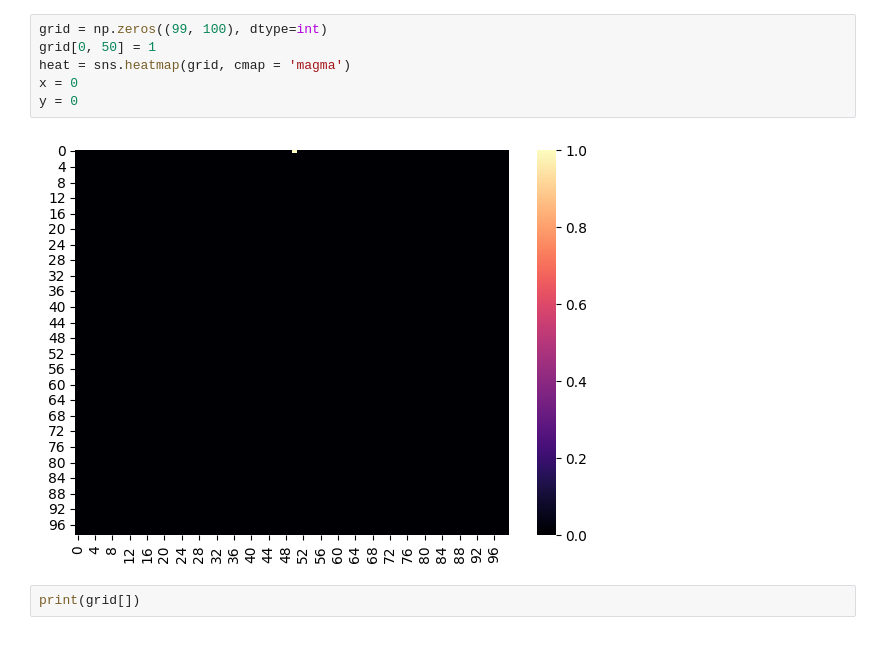
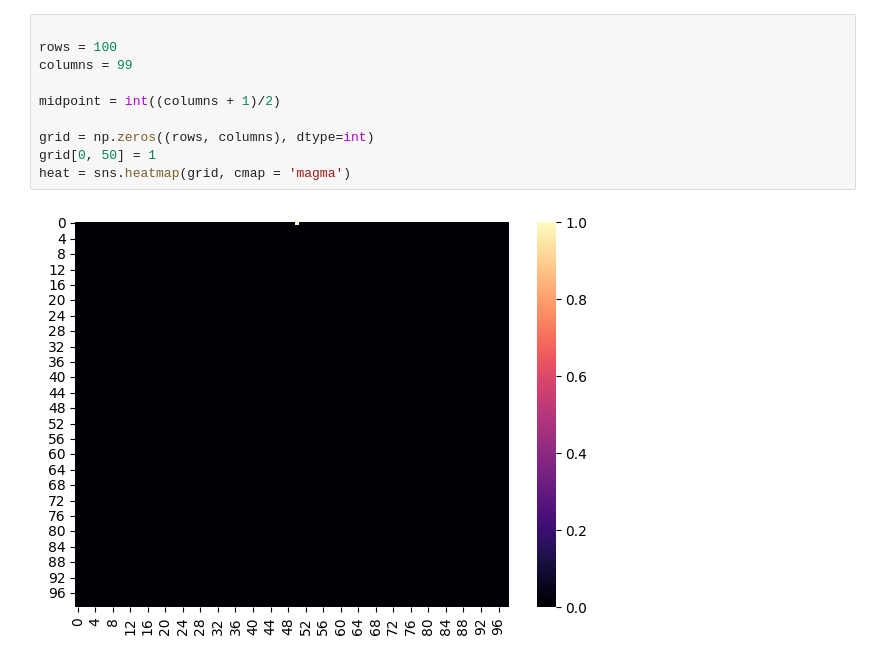
Before and after one commit to Gammss/Rule-102, a Jupyter notebook: rule 102.ipynb, the cells around one changed output. Saved outputs shown, nothing was run; the diff lists cells and outputs as text.

```diff
--- a/rule 102.ipynb
+++ b/rule 102.ipynb
@@ -23,13 +23,15 @@ plt.show()
 # %%
-grid = np.zeros((99, 100), dtype=int)
+
+rows = 100
+columns = 99
+
+midpoint = int((columns + 1)/2)
+
+grid = np.zeros((rows, columns), dtype=int)
 grid[0, 50] = 1
 heat = sns.heatmap(grid, cmap = 'magma')
-x = 0
-y = 0
 # %% [output]
-[figure, old version]
+[figure, new version]
-# %%
-print(grid[])
 # %%
 x = 1
 y = 0
```
Also changed, not shown: parts of 2 cells of this notebook.
